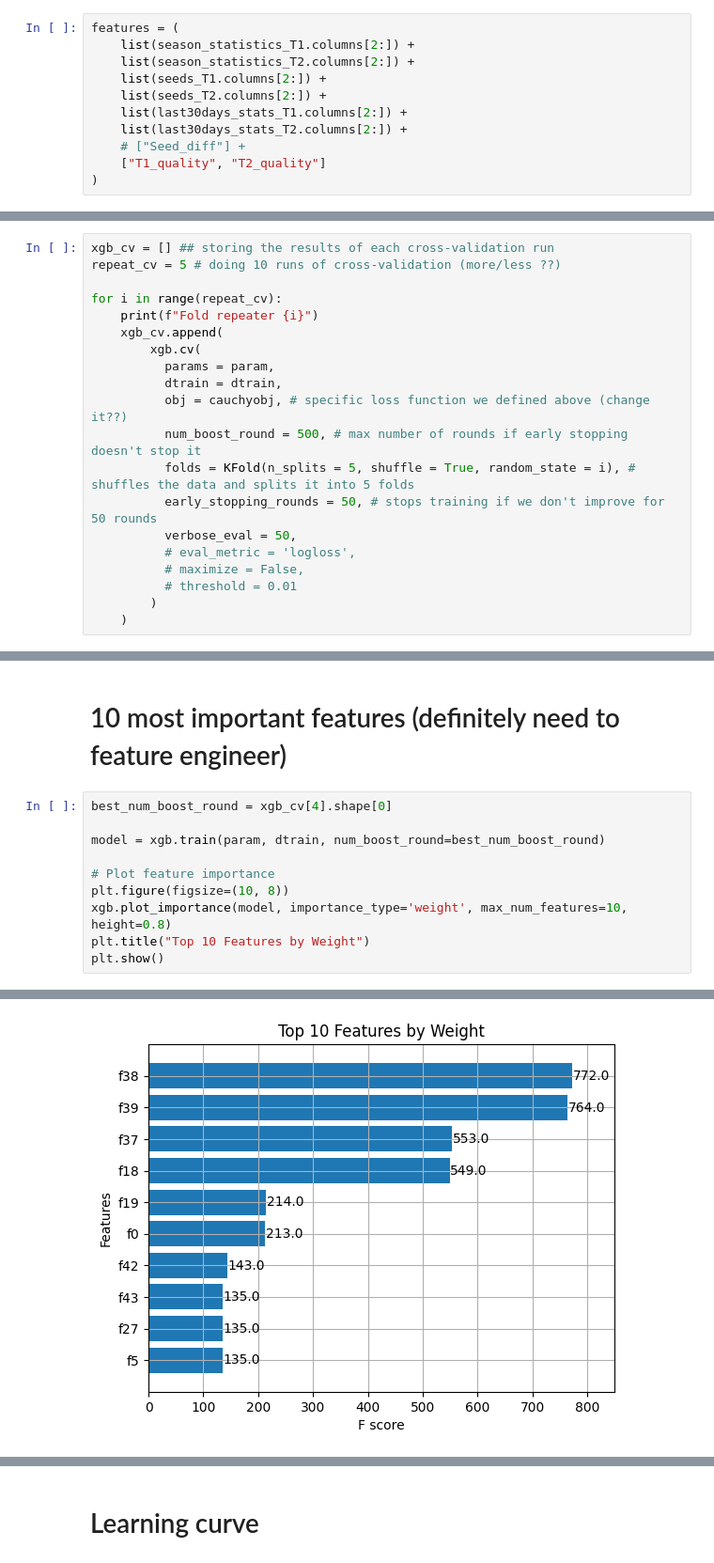
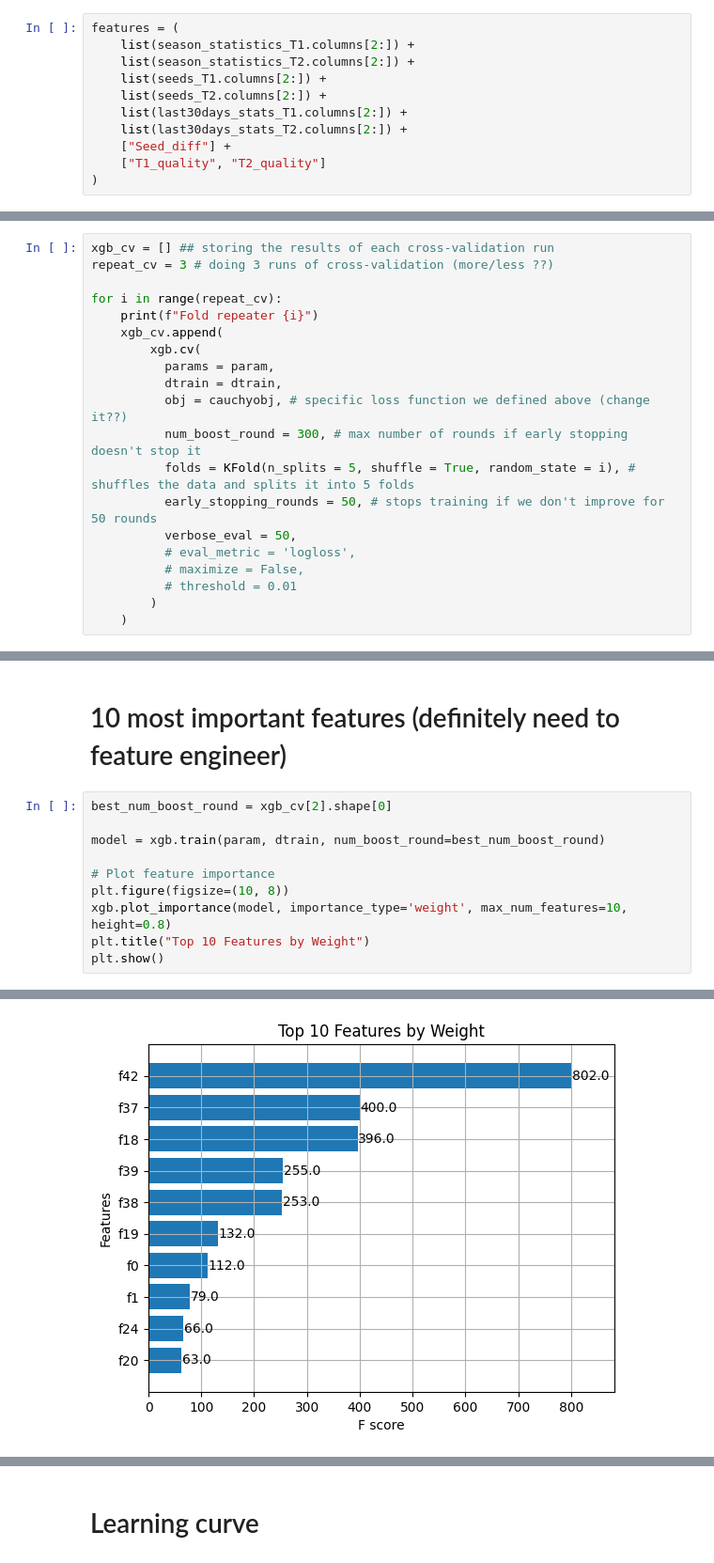
Before and after one commit to danchizik18/MarchMadness2025, a Jupyter notebook: notebooks/model/march16.ipynb, the cells around one changed output, grey strips where cells are left out. Shown: that part at 94% size. Drawn from its saved outputs; the diff is of its cells as text.

```diff
--- a/notebooks/model/march16.ipynb
+++ b/notebooks/model/march16.ipynb
@@ -215,7 +215,7 @@ features = (
     list(seeds_T2.columns[2:]) +
     list(last30days_stats_T1.columns[2:]) +
     list(last30days_stats_T2.columns[2:]) +
-    # ["Seed_diff"] +
+    ["Seed_diff"] +
     ["T1_quality", "T2_quality"]
 )
 # %% [markdown]
@@ -300,7 +290,7 @@ param['skip_drop'] = 0.5  # Probability of skipping dropout
 # ADD DROPOUT
 # %%
 xgb_cv = [] ## storing the results of each cross-validation run
-repeat_cv = 5 # doing 10 runs of cross-validation (more/less ??)
+repeat_cv = 3 # doing 3 runs of cross-validation (more/less ??)
 
 for i in range(repeat_cv):
     print(f"Fold repeater {i}")
@@ -309,7 +299,7 @@ for i in range(repeat_cv):
           params = param,
           dtrain = dtrain,
           obj = cauchyobj, # specific loss function we defined above (change it??)
-          num_boost_round = 500, # max number of rounds if early stopping doesn't stop it
+          num_boost_round = 300, # max number of rounds if early stopping doesn't stop it
           folds = KFold(n_splits = 5, shuffle = True, random_state = i), # shuffles the data and splits it into 5 folds
           early_stopping_rounds = 50, # stops training if we don't improve for 50 rounds
           verbose_eval = 50,
@@ -416,21 +364,21 @@ plt.show()
 # %% [markdown]
 # 10 most important features (definitely need to feature engineer)
 # %%
-best_num_boost_round = xgb_cv[4].shape[0]
+best_num_boost_round = xgb_cv[2].shape[0]
 
 model = xgb.train(param, dtrain, num_boost_round=best_num_boost_round)
 
 # Plot feature importance
 plt.figure(figsize=(10, 8))
 xgb.plot_importance(model, importance_type='weight', max_num_features=10, height=0.8)
 plt.title("Top 10 Features by Weight")
 plt.show()
 # %% [output]
 Parameters: { "silent" } are not used.
 
   warnings.warn(smsg, UserWarning)
 <Figure size 1000x800 with 0 Axes>
-[figure, old version]
+[figure, new version]
 # %%
 importance = model.get_score(importance_type='weight')
 
```
Also changed, not shown: parts of 13 cells of this notebook, 2 other files.
